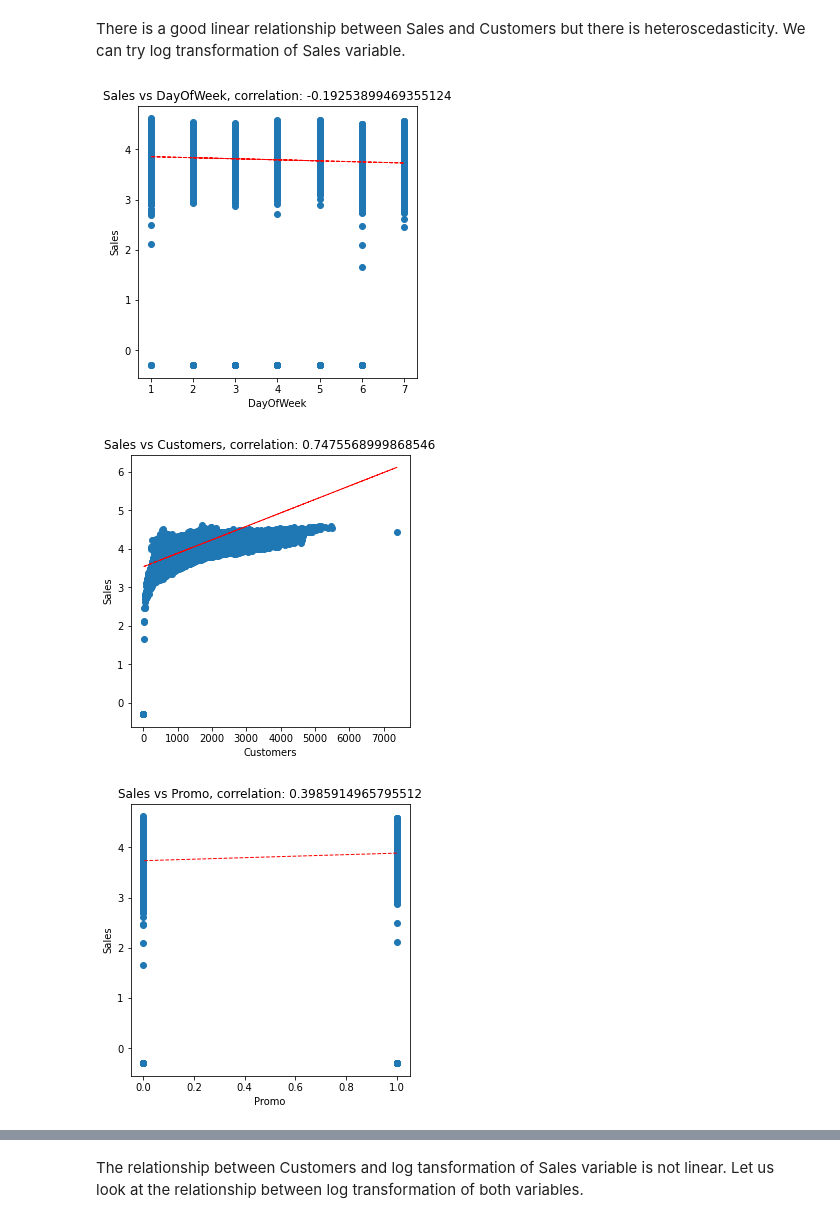
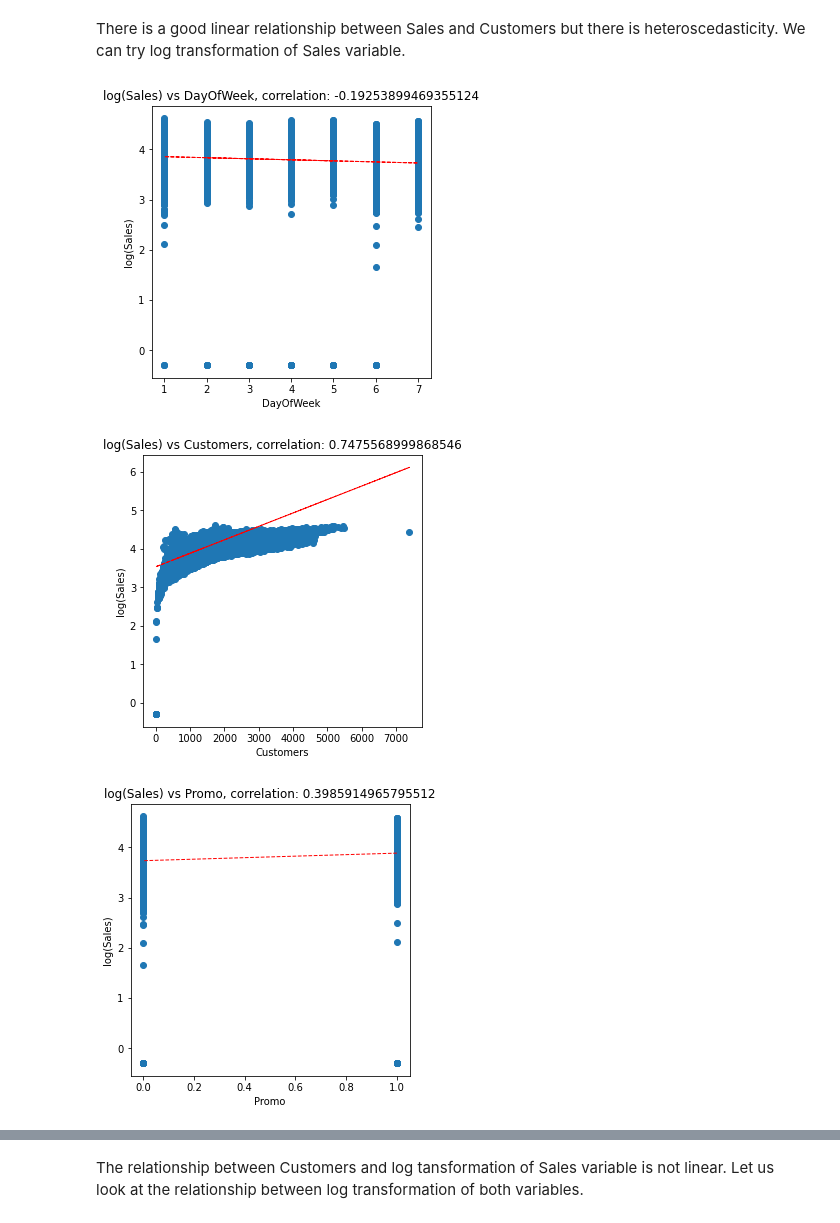
Before and after one commit to nihalhabeeb/Retail-Sales-Prediction, a Jupyter notebook: Retail_Sales_Prediction_Capstone_Project.ipynb, the cells around one changed output, grey strips where cells are left out. Cells and saved outputs as stored; diff of their text form; code cells hidden in the pictures.

Commit message:
plot text correction

```diff
--- a/Retail_Sales_Prediction_Capstone_Project.ipynb
+++ b/Retail_Sales_Prediction_Capstone_Project.ipynb
@@ -323,21 +322,21 @@ There is a good linear relationship between Sales and Customers but there is het
 # %%
 # plotting the relationship between features and log transformation of Sales variable
 for col in numerical_features:
   fig = plt.figure(figsize = (5,5))
   feature = dataset[col]
   label = np.log10(dataset['Sales'])
   # correlation coefficient
   correlation = feature.corr(label)
   # plot
   plt.scatter(feature,label)
   plt.xlabel(col)
-  plt.ylabel('Sales')
-  plt.title('Sales vs '+col+', correlation: '+ str(correlation))
+  plt.ylabel('log(Sales)')
+  plt.title('log(Sales) vs '+col+', correlation: '+ str(correlation))
   # getting best fit line for each relationship
   slope, intercept = np.polyfit(feature, label, 1)
   plt.plot(feature, slope*feature + intercept, "r--", lw = 1)
 plt.show()
 # %% [output]
-[figure, old version]
+[figure, new version]
-[figure, old version]
+[figure, new version]
-[figure, old version]
+[figure, new version]
```
Also changed, not shown: parts of 10 cells of this notebook.
